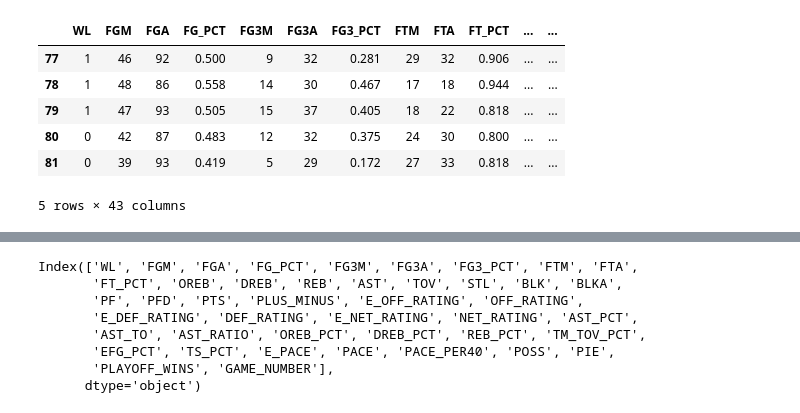
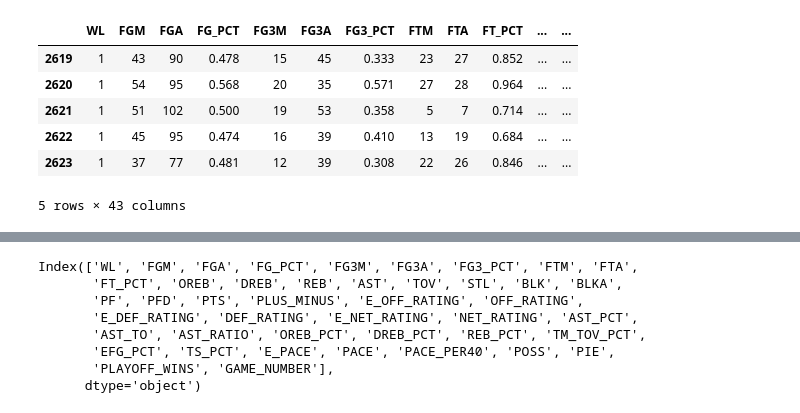
Before and after one commit to andrewscheiner/NBAPlayoffPredictor, a Jupyter notebook: dataAnalysis2.ipynb, the cells around one changed output, grey strips where cells are left out. Saved outputs shown, nothing was run; the diff lists cells and outputs as text; code cells hidden in the pictures.

```diff
--- a/dataAnalysis2.ipynb
+++ b/dataAnalysis2.ipynb
@@ -83,14 +83,14 @@ seasons_dict structure:
   Washington Wizards: DataFrame
   Los Angeles Clippers: DataFrame
 # %%
-seasons_dict['2023-24']['Atlanta Hawks'].tail()
+seasons_dict['2023-24']['Boston Celtics'].tail()
 # %% [output]
 |  | WL | FGM | FGA | FG_PCT | FG3M | FG3A | FG3_PCT | FTM | FTA | FT_PCT | ... | ... |
-| 77 | 1 | 46 | 92 | 0.500 | 9 | 32 | 0.281 | 29 | 32 | 0.906 | ... | ... |
-| 78 | 1 | 48 | 86 | 0.558 | 14 | 30 | 0.467 | 17 | 18 | 0.944 | ... | ... |
-| 79 | 1 | 47 | 93 | 0.505 | 15 | 37 | 0.405 | 18 | 22 | 0.818 | ... | ... |
-| 80 | 0 | 42 | 87 | 0.483 | 12 | 32 | 0.375 | 24 | 30 | 0.800 | ... | ... |
-| 81 | 0 | 39 | 93 | 0.419 | 5 | 29 | 0.172 | 27 | 33 | 0.818 | ... | ... |
+| 2619 | 1 | 43 | 90 | 0.478 | 15 | 45 | 0.333 | 23 | 27 | 0.852 | ... | ... |
+| 2620 | 1 | 54 | 95 | 0.568 | 20 | 35 | 0.571 | 27 | 28 | 0.964 | ... | ... |
+| 2621 | 1 | 51 | 102 | 0.500 | 19 | 53 | 0.358 | 5 | 7 | 0.714 | ... | ... |
+| 2622 | 1 | 45 | 95 | 0.474 | 16 | 39 | 0.410 | 13 | 19 | 0.684 | ... | ... |
+| 2623 | 1 | 37 | 77 | 0.481 | 12 | 39 | 0.308 | 22 | 26 | 0.846 | ... | ... |
 5 rows × 43 columns
 # %%
 nba_data[(nba_data['SEASON_YEAR'] == '2023-24') & (nba_data['TEAM_NAME'] == 'Atlanta Hawks')].tail()
```
Also changed, not shown: parts of 25 cells of this notebook, 3 other files.
